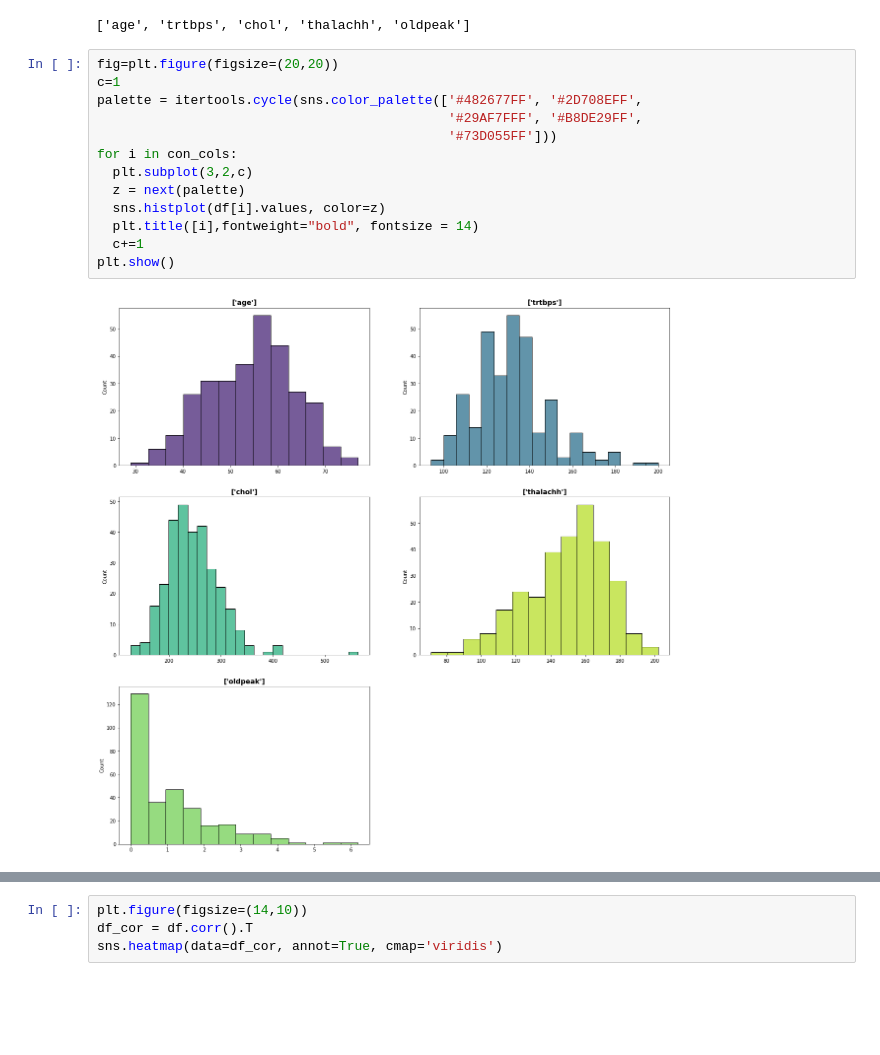
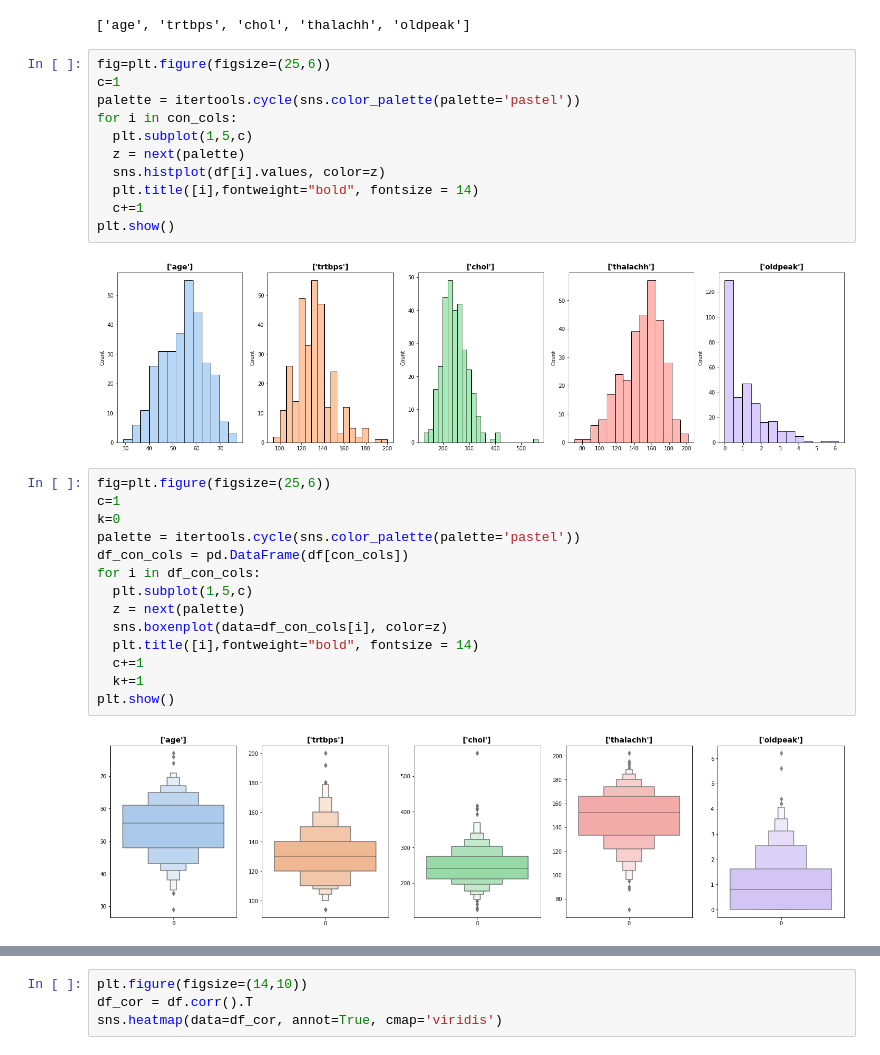
Before and after one commit to hanabero/sample_projects, a Jupyter notebook: heart.ipynb, the cells around one changed output, grey strips where cells are left out. Cells and saved outputs as stored; diff of their text form; blank space fills up the shorter version.

```diff
--- a/heart.ipynb
+++ b/heart.ipynb
@@ -236,18 +236,32 @@ con_cols
 # %% [output]
 ['age', 'trtbps', 'chol', 'thalachh', 'oldpeak']
 # %%
-fig=plt.figure(figsize=(20,20))
+fig=plt.figure(figsize=(25,6))
 c=1
-palette = itertools.cycle(sns.color_palette(['#482677FF', '#2D708EFF',
-                                             '#29AF7FFF', '#B8DE29FF',
-                                             '#73D055FF']))
+palette = itertools.cycle(sns.color_palette(palette='pastel'))
 for i in con_cols:
-  plt.subplot(3,2,c)
+  plt.subplot(1,5,c)
   z = next(palette)
   sns.histplot(df[i].values, color=z)
   plt.title([i],fontweight="bold", fontsize = 14)
   c+=1
 plt.show()
 # %% [output]
-[figure, old version]
+[figure, new version]
+# %%
+fig=plt.figure(figsize=(25,6))
+c=1
+k=0
+palette = itertools.cycle(sns.color_palette(palette='pastel'))
+df_con_cols = pd.DataFrame(df[con_cols])
+for i in df_con_cols:
+  plt.subplot(1,5,c)
+  z = next(palette)
+  sns.boxenplot(data=df_con_cols[i], color=z)
+  plt.title([i],fontweight="bold", fontsize = 14)
+  c+=1
+  k+=1
+plt.show()
+# %% [output]
+[figure, added]
 # %%
```
Also changed, not shown: parts of 6 cells of this notebook.
